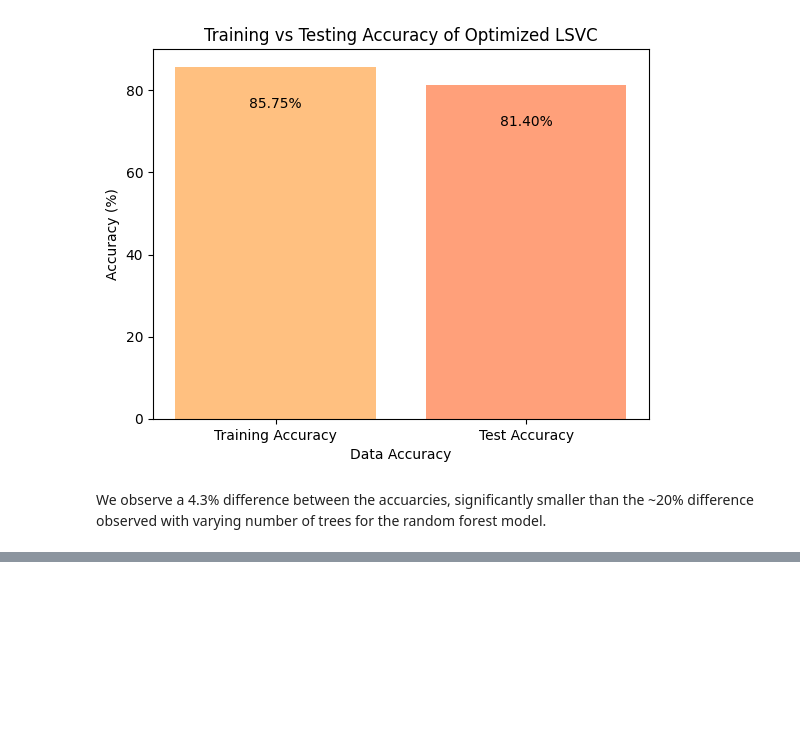
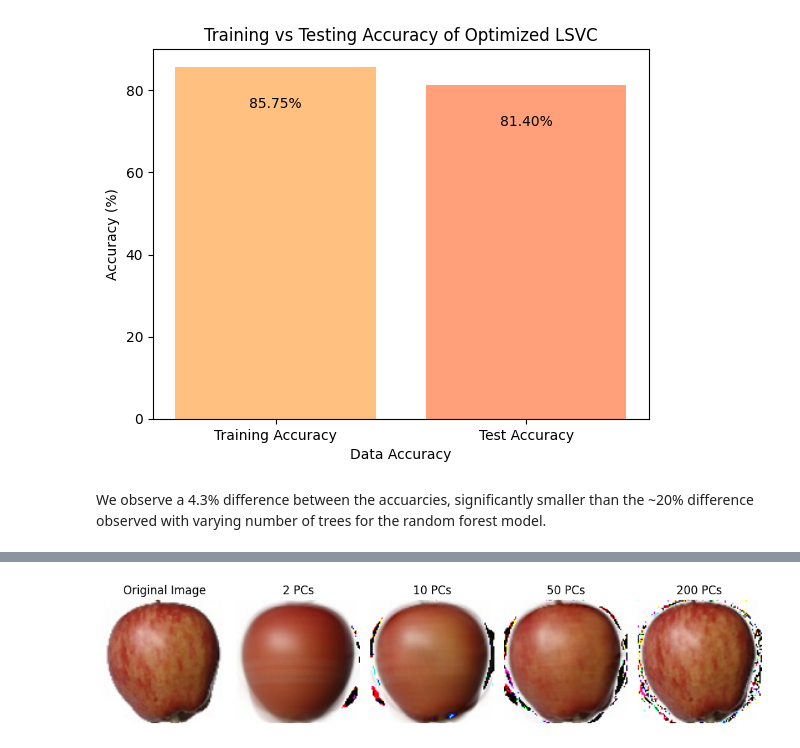
Before and after one commit to JamesZhZhang/CPEN355_Fruit_Classification, a Jupyter notebook: final_project_james.ipynb, the cells around one changed output, grey strips where cells are left out. Cells and saved outputs as stored; diff of their text form; code cells hidden in the pictures; blank space fills up the shorter version.

```diff
--- a/final_project_james.ipynb
+++ b/final_project_james.ipynb
@@ -323,0 +329,47 @@ We observe a 4.3% difference between the accuarcies, significantly smaller than
+# %%
+image_shape = (100, 100, 3)
+original_image = X_train[0].reshape(image_shape)
+reconstructed_image = pca.inverse_transform(X_train_pca[0].reshape(1, -1))
+reconstructed2pc = reconstructed_image.reshape(image_shape)
+# %%
+pca = PCA(10)
+X_train_pca = pca.fit_transform(X_train)
+reconstructed_image = pca.inverse_transform(X_train_pca[0].reshape(1, -1))
+reconstructed10pc = reconstructed_image.reshape(image_shape)
+
+pca = PCA(50)
+X_train_pca = pca.fit_transform(X_train)
+reconstructed_image = pca.inverse_transform(X_train_pca[0].reshape(1, -1))
+reconstructed50pc = reconstructed_image.reshape(image_shape)
+
+pca = PCA(200)
+X_train_pca = pca.fit_transform(X_train)
+reconstructed_image = pca.inverse_transform(X_train_pca[0].reshape(1, -1))
+reconstructed200pc = reconstructed_image.reshape(image_shape)
+# %%
+fig, (ax1, ax2, ax3, ax4, ax5) = plt.subplots(1, 5, figsize=(10, 5))
+
+ax1.imshow(original_image.astype(np.uint8))
+ax1.set_title('Original Image')
+ax1.axis('off')
+
+ax2.imshow(reconstructed2pc.astype(np.uint8))
+ax2.set_title('2 PCs')
+ax2.axis('off')
+
+ax3.imshow(reconstructed10pc.astype(np.uint8))
+ax3.set_title('10 PCs')
+ax3.axis('off')
+
+ax4.imshow(reconstructed50pc.astype(np.uint8))
+ax4.set_title('50 PCs')
+ax4.axis('off')
+
+ax5.imshow(reconstructed200pc.astype(np.uint8))
+ax5.set_title('200 PCs')
+ax5.axis('off')
+
+plt.tight_layout()
+plt.show()
+# %% [output]
+[figure, added]
```
Also changed, not shown: parts of 19 cells of this notebook, 22 other files.
